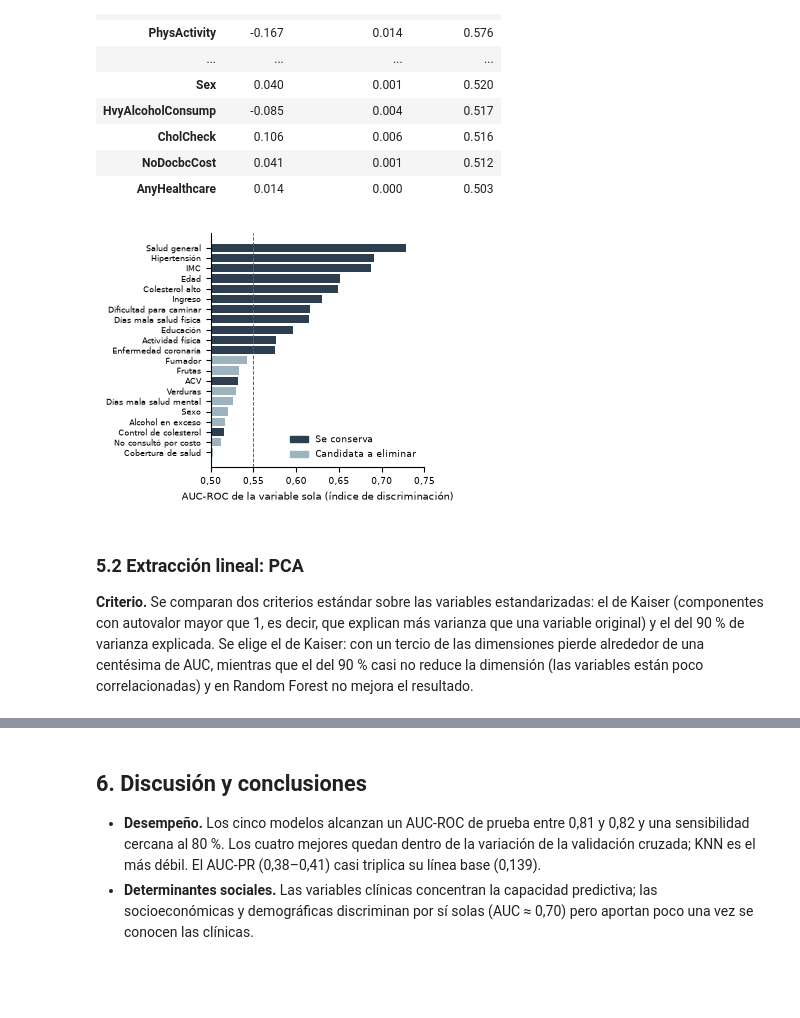
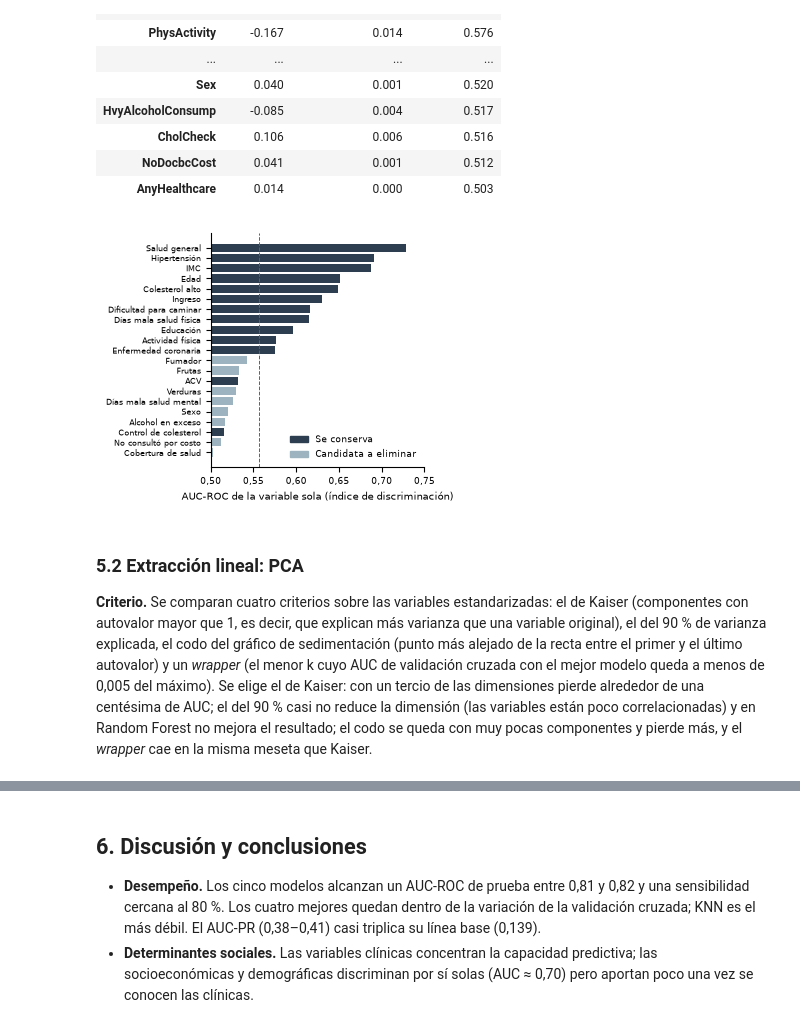
Before and after one commit to gjcardonam/diabetes-brfss-ml, a Jupyter notebook: notebooks/proyecto_diabetes.ipynb, the cells around one changed output, grey strips where cells are left out. Saved outputs shown, nothing was run; the diff lists cells and outputs as text; code cells hidden in the pictures; blank space fills up the shorter version.

Commit message:
Ejecutar el notebook y regenerar tablas, valores y figuras del informe

```diff
--- a/notebooks/proyecto_diabetes.ipynb
+++ b/notebooks/proyecto_diabetes.ipynb
@@ -42,7 +42,7 @@ from sklearn.linear_model import LogisticRegression
 from sklearn.metrics import (average_precision_score, balanced_accuracy_score, f1_score,
                              make_scorer, matthews_corrcoef, precision_recall_curve, precision_score,
                              recall_score, roc_auc_score, roc_curve)
-from sklearn.model_selection import (GridSearchCV, StratifiedKFold, cross_validate,
+from sklearn.model_selection import (GridSearchCV, StratifiedKFold, cross_val_predict, cross_validate,
                                      train_test_split)
 from sklearn.neighbors import KNeighborsClassifier
 from sklearn.neural_network import MLPClassifier
@@ -52,7 +52,7 @@ from sklearn.svm import SVC
 
 warnings.filterwarnings("ignore")
 SEMILLA = 42
-N_JOBS = 4
+N_JOBS = 2
 RAIZ = Path.cwd().parent if Path.cwd().name == "notebooks" else Path.cwd()
 DATOS = RAIZ / "datos"
 FIG = RAIZ / "informe" / "figuras"
@@ -425,7 +425,7 @@ MODELOS = {
                       {"max_depth": [None, 12], "min_samples_leaf": [1, 10, 30]}),
     "MLP": ("Red neuronal artificial",
             escalado(MLPClassifier(max_iter=400, early_stopping=True, random_state=SEMILLA)),
-            {"modelo__hidden_layer_sizes": [(32,), (64, 32)],
+            {"modelo__hidden_layer_sizes": [(8,), (16,), (32,), (64, 32)],
              "modelo__alpha": [1e-4, 1e-2, 1]}),
     "SVM": ("Máquina de vectores de soporte", escalado(SVC(kernel="rbf", random_state=SEMILLA)),
             {"modelo__C": [0.1, 1, 10], "modelo__gamma": ["scale", 0.01]}),
@@ -577,0 +588,22 @@ SVM                  AUC prueba 0.8220 [0.8172520600298183, 0.8267145764327732]
+# %%
+SENS_OBJETIVO = 0.90
+umbral = {}
+for nombre, b in busquedas.items():
+    t0 = time.time()
+    metodo = "predict_proba" if hasattr(b.best_estimator_, "predict_proba") else "decision_function"
+    s_oof = cross_val_predict(clone(b.best_estimator_), X_train, y_train, cv=cv, n_jobs=N_JOBS,
+                              method=metodo)
+    if s_oof.ndim == 2:
+        s_oof = s_oof[:, 1]
+    pos_oof = s_oof[y_train.to_numpy() == 1]
+    u = float(np.quantile(pos_oof, 1 - SENS_OBJETIVO, method="lower"))
+    s = puntaje(ajustados[nombre], X_test)
+    umbral[nombre] = {"umbral": u,
+                      "sens_validacion": float((pos_oof >= u).mean()),
+                      "esp_validacion": float((s_oof[y_train.to_numpy() == 0] < u).mean()),
+                      "prueba": metricas_prueba(y_test, s, (s >= u).astype(int))}
+    p = umbral[nombre]["prueba"]
+    print(f"{nombre:<20} umbral {u:.3f}  sens {p['sensibilidad']['valor']:.3f}  "
+          f"esp {p['especificidad']['valor']:.3f}  prec {p['precision']['valor']:.3f}  "
+          f"({time.time() - t0:.0f} s)", flush=True)
+resultados["umbral"] = {"sensibilidad_objetivo": SENS_OBJETIVO, "modelos": umbral}
@@ -799,9 +851,13 @@ individual = pd.DataFrame({
     "informacion_mutua": im_,
     "auc_individual": [max(a, 1 - a) for a in (roc_auc_score(y_train, X_train[v]) for v in VARIABLES)],
 }, index=VARIABLES).sort_values("auc_individual", ascending=False)
-# Candidatas a eliminar: discriminan casi como el azar (AUC individual < 0,55) y comparten muy poca
-# información con la clase (|ρ| < 0,10).
-candidatas = individual[(individual.auc_individual < 0.55) & (individual.spearman.abs() < 0.10)].index.tolist()
+# Candidatas a eliminar: su asociación con la clase no llega a un efecto pequeño con ninguna de las
+# dos medidas. |ρ| < 0,10 es una correlación despreciable (Schober et al., 2018) y equivale al
+# efecto pequeño de Cohen (r = 0,1); AUC < 0,556 es el efecto pequeño de Cohen (d = 0,2) expresado
+# como área bajo la curva (Rice y Harris, 2005).
+UMBRAL_AUC_SEL, UMBRAL_RHO_SEL = 0.556, 0.10
+candidatas = individual[(individual.auc_individual < UMBRAL_AUC_SEL)
+                        & (individual.spearman.abs() < UMBRAL_RHO_SEL)].index.tolist()
 conservadas = [v for v in VARIABLES if v not in candidatas]
 reduccion["individual"] = individual.to_dict(orient="index")
 reduccion["candidatas_eliminar"] = candidatas
@@ -831,29 +887,33 @@ Candidatas a eliminar: ['Smoker', 'Fruits', 'Veggies', 'MentHlth', 'Sex', 'HvyAl
 # %%
 fig, ax = plt.subplots(figsize=(UNA_COL, 2.9))
 ind = individual.iloc[::-1]
 colores = [GRIS if v in candidatas else AZUL for v in ind.index]
 ax.barh([NOMBRES[v] for v in ind.index], ind.auc_individual - 0.5, left=0.5, color=colores)
-ax.axvline(0.55, color=ROJO, ls="--", lw=0.7)
+ax.axvline(UMBRAL_AUC_SEL, color=ROJO, ls="--", lw=0.7)
 ax.set_xlim(0.5, max(0.75, ind.auc_individual.max() + 0.02))
 ax.set_xlabel("AUC-ROC de la variable sola (índice de discriminación)")
 from matplotlib.patches import Patch  # noqa: E402
 ax.legend(handles=[Patch(color=AZUL, label="Se conserva"), Patch(color=GRIS, label="Candidata a eliminar")],
           frameon=False, loc="lower right")
 coma(ax, "x", dec=2)
 ax.tick_params(axis="y", labelsize=5.8)
 fig.tight_layout()
 fig.savefig(FIG / "fig_individual.pdf")
 plt.show()
 # %% [output]
-[figure, old version]
+[figure, new version]
 # %% [markdown]
 ### 5.2 Extracción lineal: PCA
 
-**Criterio.** Se comparan dos criterios estándar sobre las variables estandarizadas: el de Kaiser
+**Criterio.** Se comparan cuatro criterios sobre las variables estandarizadas: el de Kaiser
 (componentes con autovalor mayor que 1, es decir, que explican más varianza que una variable
-original) y el del 90 % de varianza explicada. Se elige el de Kaiser: con un tercio de las
-dimensiones pierde alrededor de una centésima de AUC, mientras que el del 90 % casi no reduce la
-dimensión (las variables están poco correlacionadas) y en Random Forest no mejora el resultado.
+original), el del 90 % de varianza explicada, el codo del gráfico de sedimentación (punto más
+alejado de la recta entre el primer y el último autovalor) y un *wrapper* (el menor k cuyo AUC de
+validación cruzada con el mejor modelo queda a menos de 0,005 del máximo). Se elige el de Kaiser:
+con un tercio de las dimensiones pierde alrededor de una centésima de AUC; el del 90 % casi no
+reduce la dimensión (las variables están poco correlacionadas) y en Random Forest no mejora el
+resultado; el codo se queda con muy pocas componentes y pierde más, y el *wrapper* cae en la misma
+meseta que Kaiser.
 # %%
 Z = StandardScaler().fit_transform(X_train)
 pca_total = PCA(random_state=SEMILLA).fit(Z)
```
Also changed, not shown: parts of 11 cells of this notebook, 14 other files.
